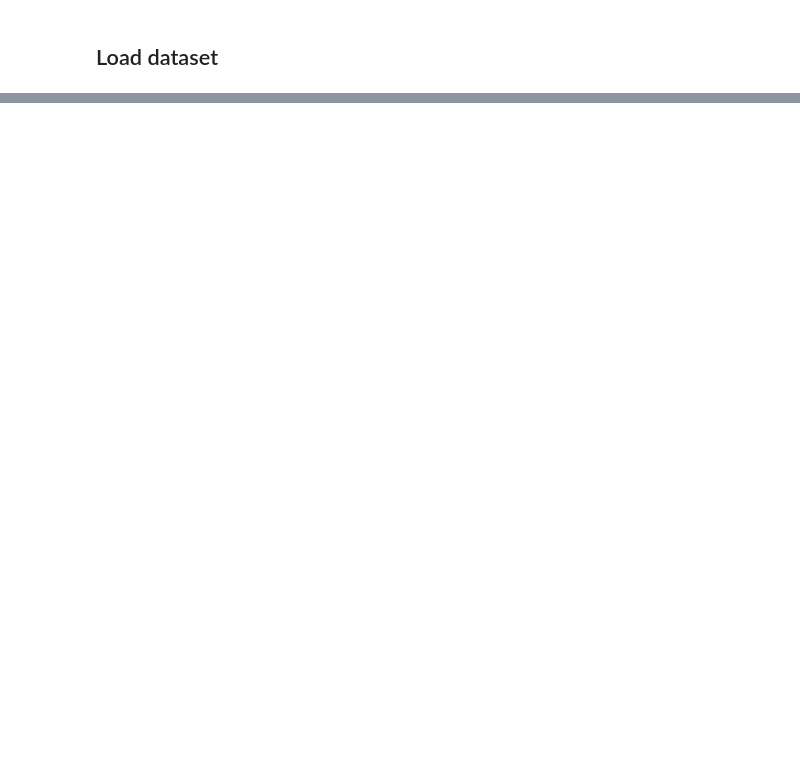
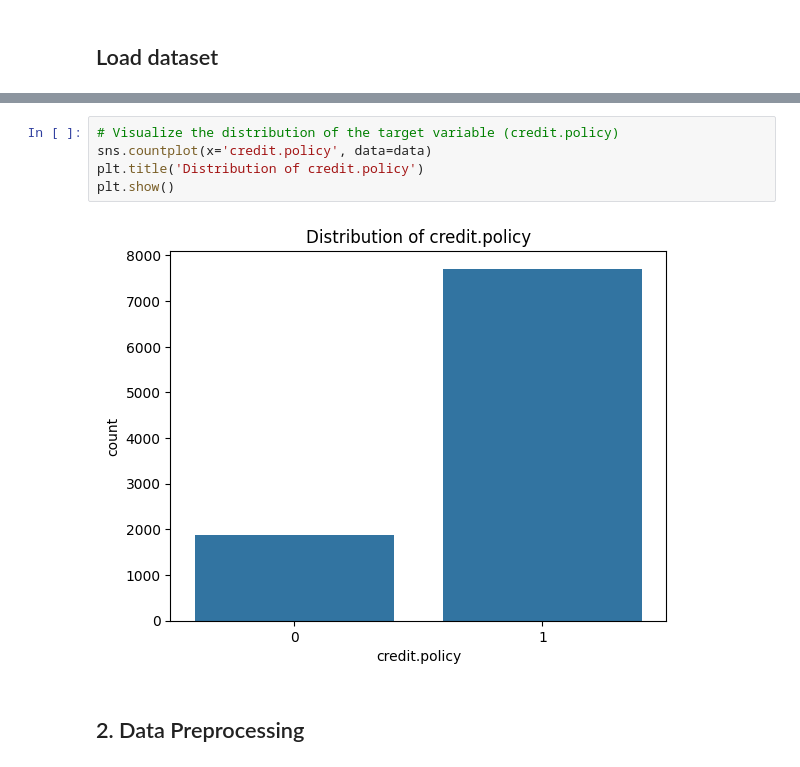
Before and after one commit to Afealete/FOXTROT-2-ASSIGNMENT-2, a Jupyter notebook: FOXTROT_2_ASSIGNMENT_2.ipynb, the cells around one changed output, grey strips where cells are left out. Cells and saved outputs as stored; diff of their text form; blank space fills up the shorter version.

```diff
--- a/FOXTROT_2_ASSIGNMENT_2.ipynb
+++ b/FOXTROT_2_ASSIGNMENT_2.ipynb
@@ -72,0 +119,9 @@ data.info()
+# %%
+# Visualize the distribution of the target variable (credit.policy)
+sns.countplot(x='credit.policy', data=data)
+plt.title('Distribution of credit.policy')
+plt.show()
+# %% [output]
+[figure, added]
+# %% [markdown]
+## 2. Data Preprocessing
```
Also changed, not shown: parts of 14 cells of this notebook.
